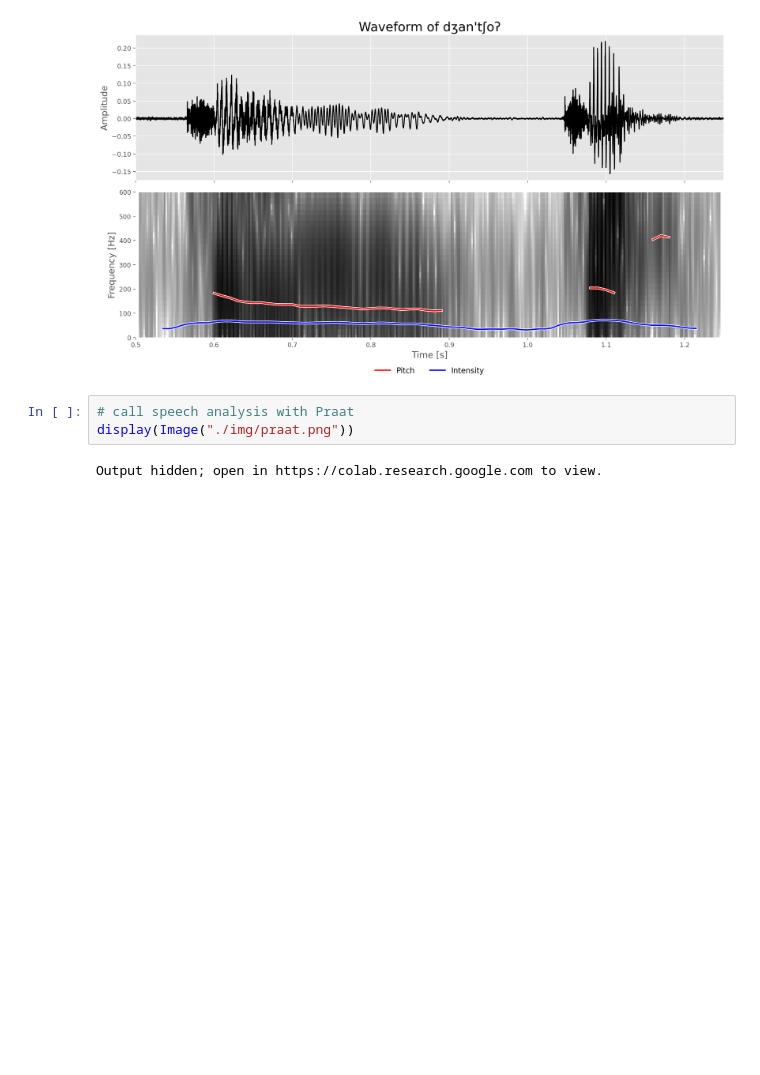
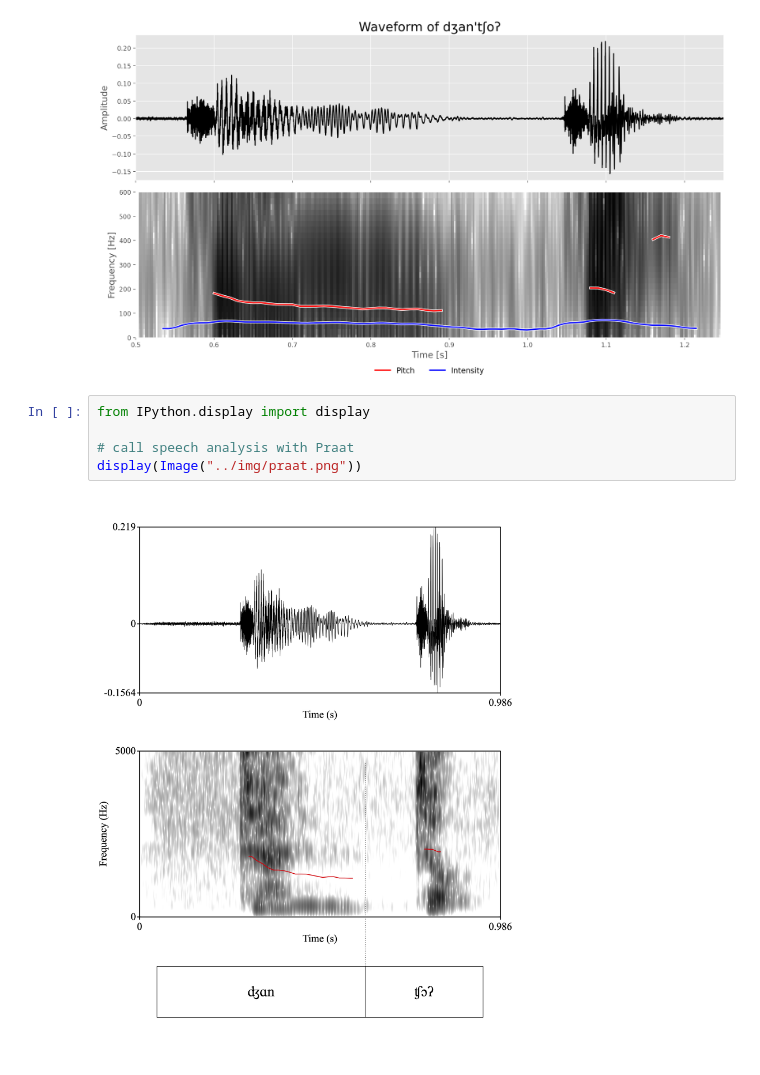
Before and after one commit to LingAdeu/python-for-linguistic-analysis, a Jupyter notebook: notebook/03_acoustic-phonetics.ipynb, the cells around one changed output. Cells and saved outputs as stored; diff of their text form; blank space fills up the shorter version.

```diff
--- a/notebook/03_acoustic-phonetics.ipynb
+++ b/notebook/03_acoustic-phonetics.ipynb
@@ -137,7 +140,9 @@ plt.show()
 # %% [output]
 [figure]
 # %%
+from IPython.display import display
+
 # call speech analysis with Praat
-display(Image("./img/praat.png"))
+display(Image("../img/praat.png"))
 # %% [output]
-Output hidden; open in https://colab.research.google.com to view.
+[figure, added]
```
Also changed, not shown: parts of 3 cells of this notebook.
